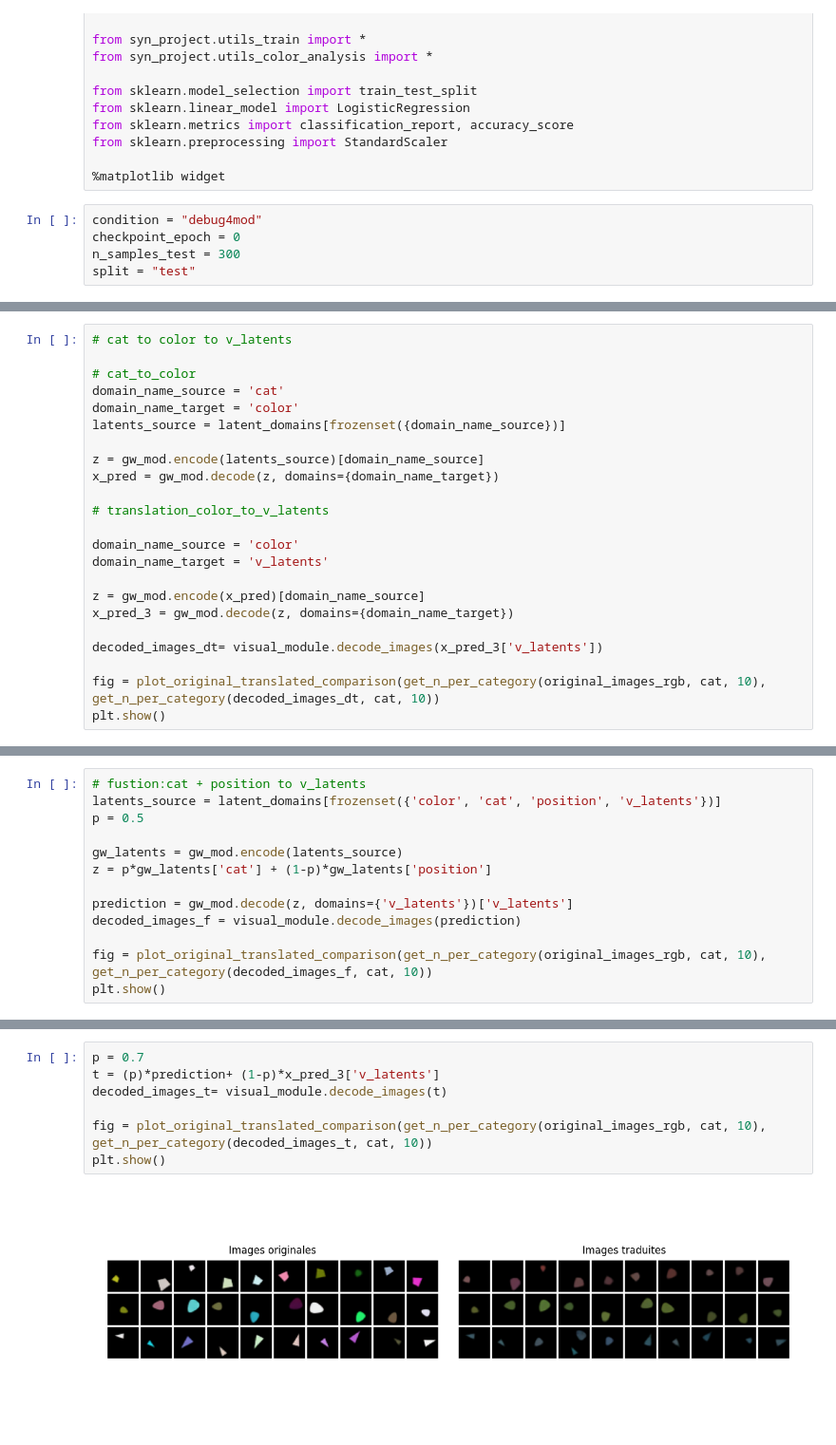
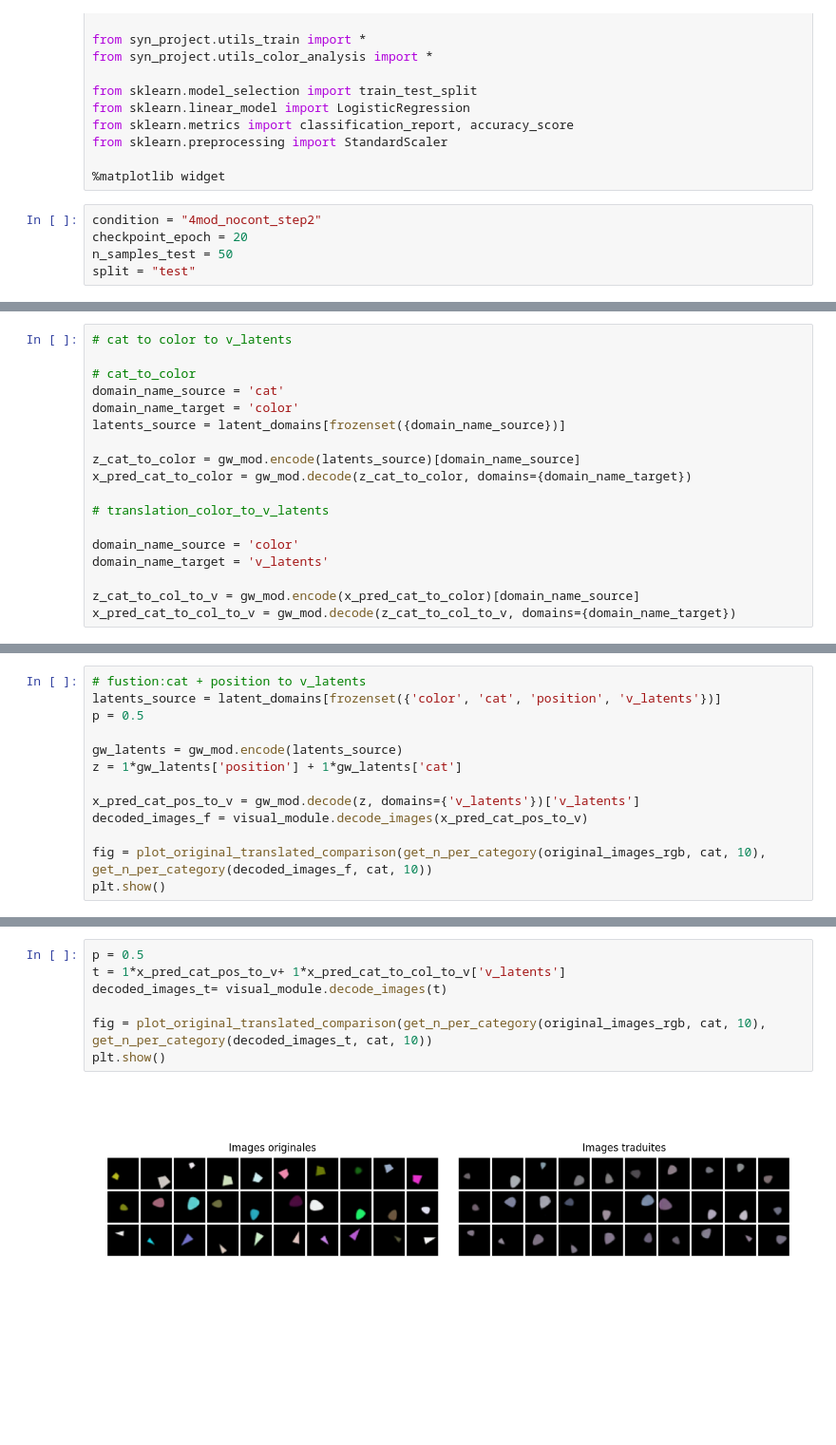
Before and after one commit to lucas-ch/gwsyn, a Jupyter notebook: notebooks/syn_4_modules_full .ipynb, the cells around one changed output, grey strips where cells are left out. Shown at 95% size. Drawn from its saved outputs; the diff is of its cells as text; blank space fills up the shorter version.

```diff
--- a/notebooks/syn_4_modules_full .ipynb
+++ b/notebooks/syn_4_modules_full .ipynb
@@ -29,9 +29,9 @@ from sklearn.preprocessing import StandardScaler
 
 %matplotlib widget
 # %%
-condition = "debug4mod"
-checkpoint_epoch = 0
-n_samples_test = 300
+condition = "4mod_nocont_step2"
+checkpoint_epoch = 20
+n_samples_test = 50
 split = "test"
 # %%
 experiment_name = get_experiment_name(condition, "biased_00", 0)
@@ -114,18 +103,13 @@ domain_name_source = 'cat'
 domain_name_target = 'color'
 latents_source = latent_domains[frozenset({domain_name_source})]
 
-z = gw_mod.encode(latents_source)[domain_name_source]
-x_pred = gw_mod.decode(z, domains={domain_name_target})
+z_cat_to_color = gw_mod.encode(latents_source)[domain_name_source]
+x_pred_cat_to_color = gw_mod.decode(z_cat_to_color, domains={domain_name_target})
 
 # translation_color_to_v_latents
 
 domain_name_source = 'color'
 domain_name_target = 'v_latents'
 
-z = gw_mod.encode(x_pred)[domain_name_source]
-x_pred_3 = gw_mod.decode(z, domains={domain_name_target})
-
-decoded_images_dt= visual_module.decode_images(x_pred_3['v_latents'])
-
-fig = plot_original_translated_comparison(get_n_per_category(original_images_rgb, cat, 10), get_n_per_category(decoded_images_dt, cat, 10))
-plt.show()
+z_cat_to_col_to_v = gw_mod.encode(x_pred_cat_to_color)[domain_name_source]
+x_pred_cat_to_col_to_v = gw_mod.decode(z_cat_to_col_to_v, domains={domain_name_target})
@@ -137,10 +119,10 @@ latents_source = latent_domains[frozenset({'color', 'cat', 'position', 'v_latent
 p = 0.5
 
 gw_latents = gw_mod.encode(latents_source)
-z = p*gw_latents['cat'] + (1-p)*gw_latents['position']
+z = 1*gw_latents['position'] + 1*gw_latents['cat']
 
-prediction = gw_mod.decode(z, domains={'v_latents'})['v_latents']
-decoded_images_f = visual_module.decode_images(prediction)
+x_pred_cat_pos_to_v = gw_mod.decode(z, domains={'v_latents'})['v_latents']
+decoded_images_f = visual_module.decode_images(x_pred_cat_pos_to_v)
 
 fig = plot_original_translated_comparison(get_n_per_category(original_images_rgb, cat, 10), get_n_per_category(decoded_images_f, cat, 10))
 plt.show()
@@ -149,9 +131,9 @@ plt.show()
 # %%
-p = 0.7
-t = (p)*prediction+ (1-p)*x_pred_3['v_latents']
+p = 0.5
+t = 1*x_pred_cat_pos_to_v+ 1*x_pred_cat_to_col_to_v['v_latents']
 decoded_images_t= visual_module.decode_images(t)
 
 fig = plot_original_translated_comparison(get_n_per_category(original_images_rgb, cat, 10), get_n_per_category(decoded_images_t, cat, 10))
 plt.show()
 # %% [output]
-[figure, old version]
+[figure, new version]
```
Also changed, not shown: parts of 9 cells of this notebook, 9 other files.
